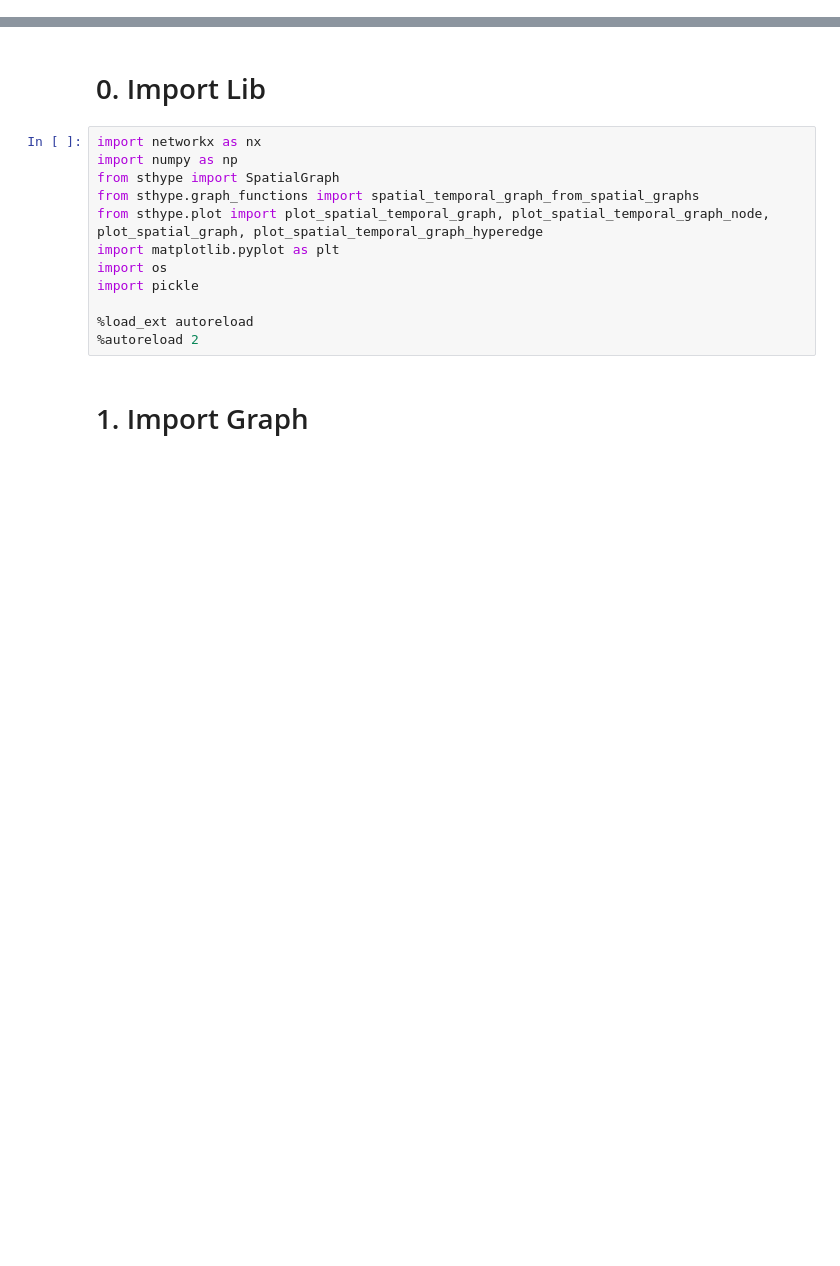
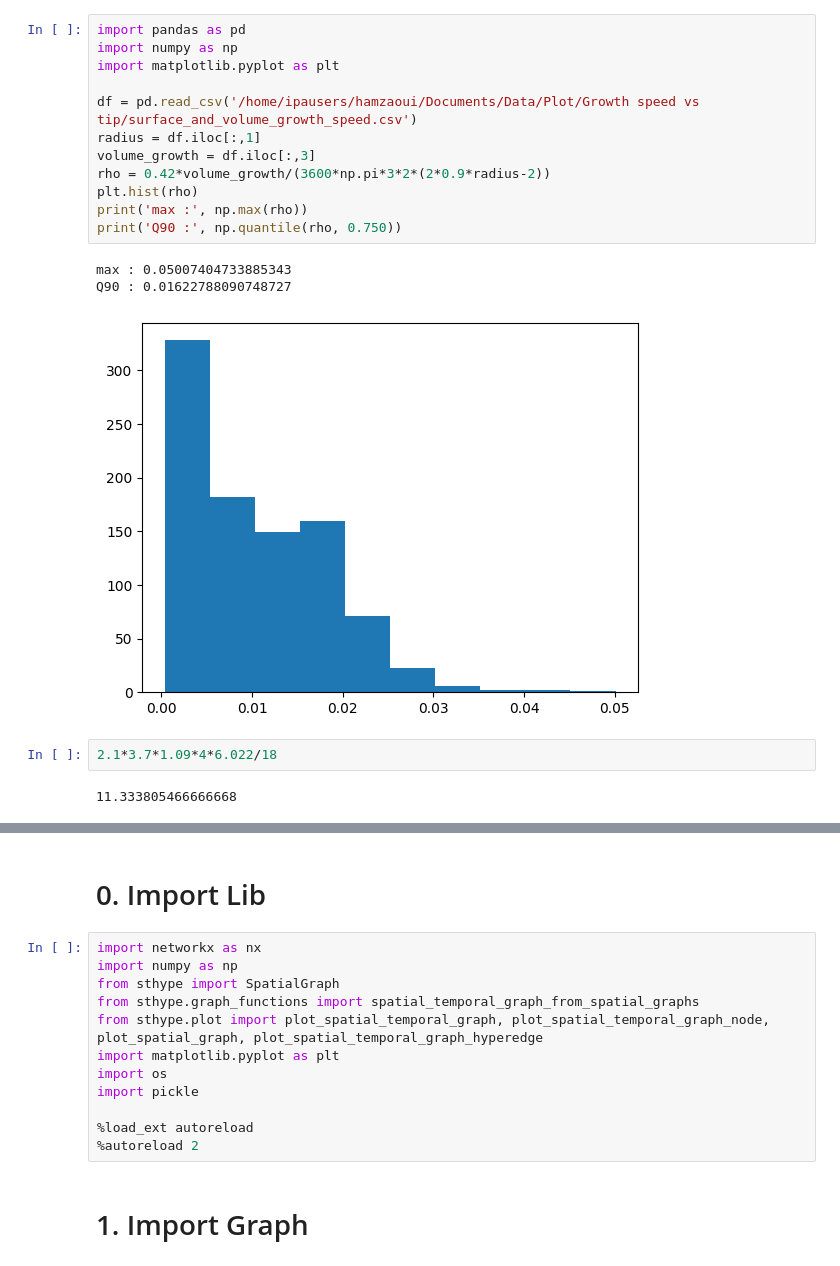
Before and after one commit to amin942001/STHype, a Jupyter notebook: examples/ amftrack_analysis.ipynb, the cells around one changed output, grey strips where cells are left out. Cells and saved outputs as stored; diff of their text form; blank space fills up the shorter version.

```diff
--- a/examples/ amftrack_analysis.ipynb
+++ b/examples/ amftrack_analysis.ipynb
@@ -0,0 +67,20 @@
+# %%
+import pandas as pd
+import numpy as np
+import matplotlib.pyplot as plt
+
+df = pd.read_csv('/home/ipausers/hamzaoui/Documents/Data/Plot/Growth speed vs tip/surface_and_volume_growth_speed.csv')
+radius = df.iloc[:,1]
+volume_growth = df.iloc[:,3]
+rho = 0.42*volume_growth/(3600*np.pi*3*2*(2*0.9*radius-2))
+plt.hist(rho)
+print('max :', np.max(rho))
+print('Q90 :', np.quantile(rho, 0.750))
+# %% [output]
+max : 0.05007404733885343
+Q90 : 0.01622788090748727
+[figure, added]
+# %%
+2.1*3.7*1.09*4*6.022/18
+# %% [output]
+11.333805466666668
```
Also changed, not shown: parts of 10 cells of this notebook, 3 other files.
